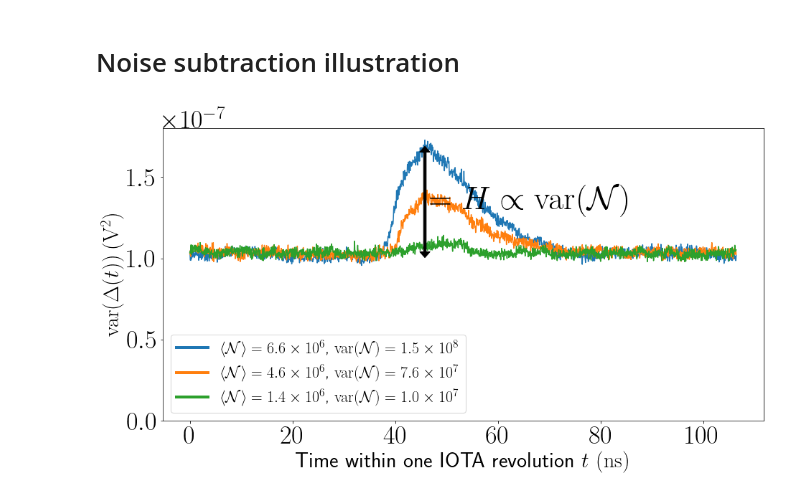
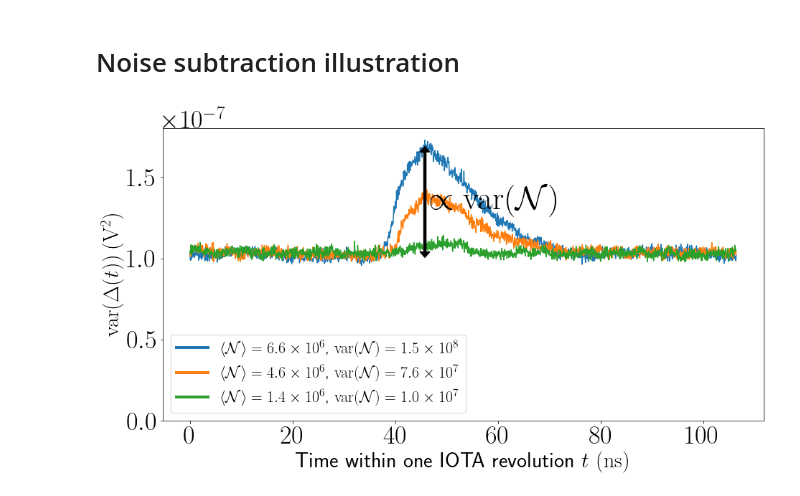
Before and after one commit to IharLobach/fur, a Jupyter notebook: shifts/shift_04_29_2019/test_light_source_plot.ipynb, the cells around one changed output. Saved outputs shown, nothing was run; the diff lists cells and outputs as text; code cells hidden in the pictures.

```diff
--- a/shifts/shift_04_29_2019/test_light_source_plot.ipynb
+++ b/shifts/shift_04_29_2019/test_light_source_plot.ipynb
@@ -199,35 +199,35 @@ for varch1_df, wf in zip(res,wfs):
             r'$\left<\mathcal{N}\right>=\SI{'
             +f"{valav:.1e}"
             +r'}{}$'
             +r', '
             +r'$\mathrm{var}(\mathcal{N})=\SI{'
             +f"{valvar:.1e}"
             +r'}{}$'
             )
 ax.set_ylim(0, 1.8e-7)
 ax.set_ylabel(r'$\mathrm{var}(\Delta(t))\;(\SI{}{V^2})$')
 ax.set_xlabel(r'Time within one IOTA revolution $t$ $(\SI{}{ns})$')
 varch1_df = res[0]
 tmax = varch1_df['t'][np.argmax(varch1_df['var_ch1'])]*0.04
 ma = np.max(varch1_df['var_ch1'])-0.02e-7
 mi = np.min(varch1_df['var_ch1'])+0.03e-7
 av = (mi+ma)/2
 
 ax.arrow(tmax, av, 0, 0.85*(ma-av), head_width=2,
          head_length=0.1*(ma-av), fc='k', ec='k', width=0.5,
          zorder=100)
 ax.arrow(tmax, av, 0, 0.85*(mi-av), head_width=2,
          head_length=0.1*(ma-av), fc='k', ec='k', width=0.5,
          zorder=100)
-ax.annotate("$=H \propto \mathrm{var}(\mathcal{N})$", (tmax+1, av*0.97), fontsize=46)
+ax.annotate("$\propto \mathrm{var}(\mathcal{N})$", (tmax+1, av*0.97), fontsize=46)
 leg = ax.legend(loc='lower left')
 for legobj in leg.legendHandles:
     legobj.set_linewidth(4.0)
 plt.savefig(path_assistant.get_PRL_images_dir().fi("noise_filtering.png"),
             dpi=300, bbox_inches='tight')
 plt.show()
 # %% [output]
-[figure, old version]
+[figure, new version]
 # %%
 noise_level_V2 = res[2][-500:].mean()['var_ch1']
 noise_level = noise_level_V2*coef
```
Also changed, not shown: parts of 1 cell of this notebook, 7 other files.
